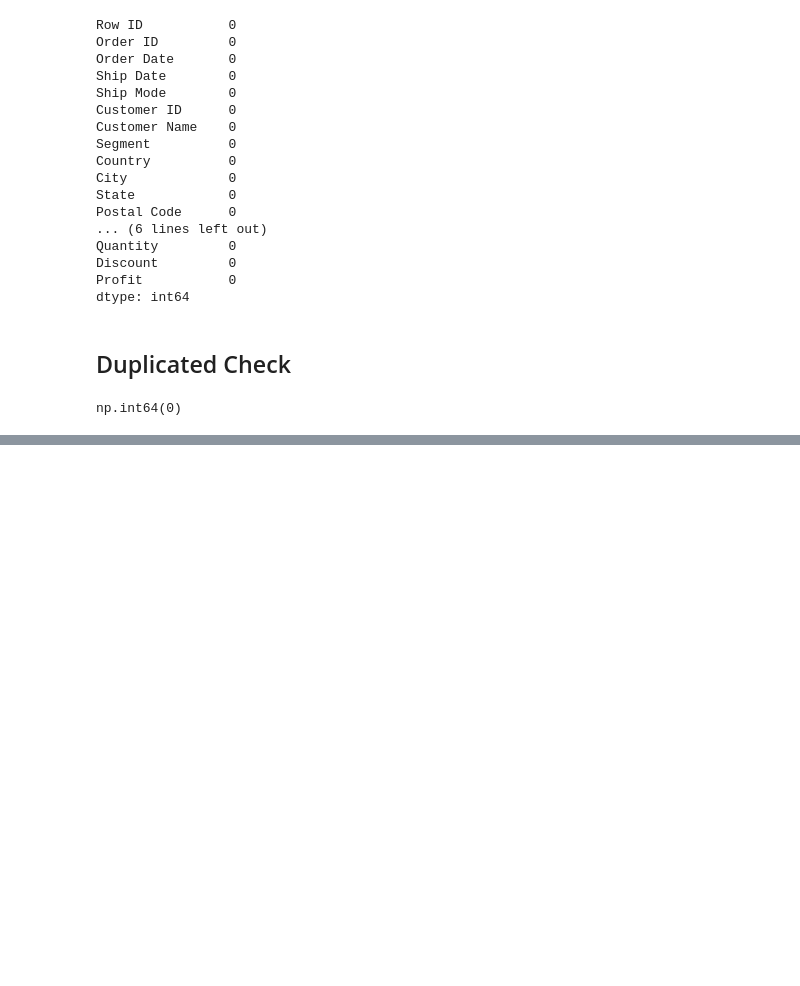
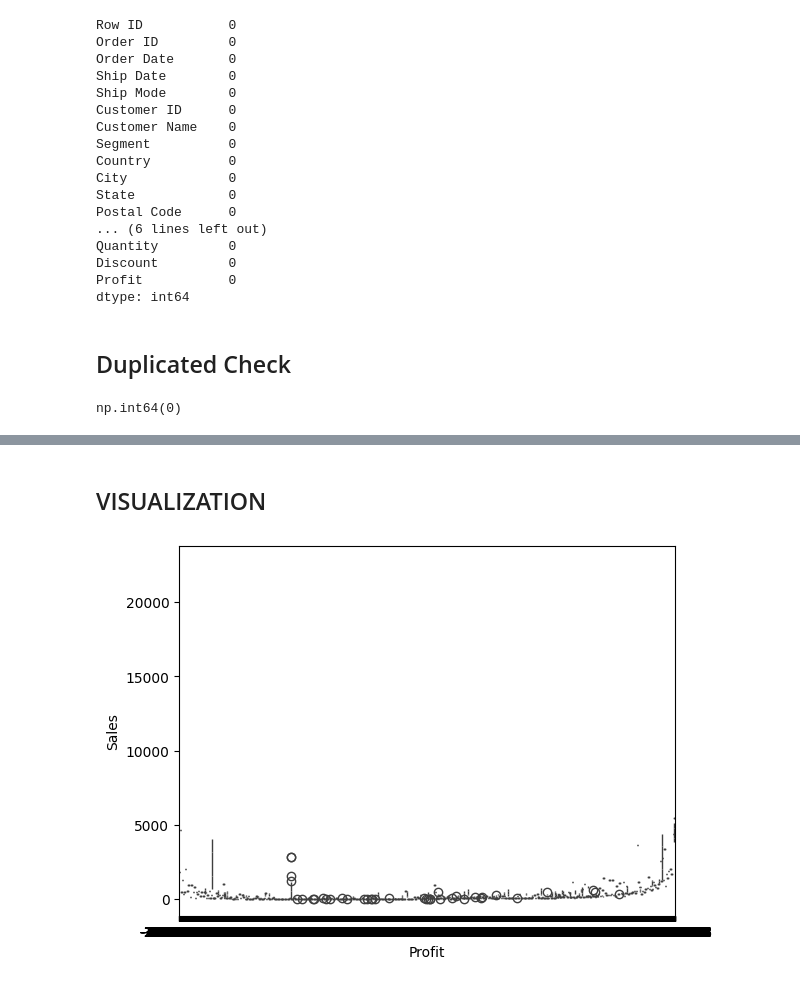
Before and after one commit to Tonybn92/sales-data-analysis, a Jupyter notebook: notebooks/sales_analysis.ipynb, the cells around one changed output, grey strips where cells are left out. Cells and saved outputs as stored; diff of their text form; code cells hidden in the pictures; blank space fills up the shorter version.

Commit message:
EDA: categorical analysis, numerical insights, outlier detection and visualization

```diff
--- a/notebooks/sales_analysis.ipynb
+++ b/notebooks/sales_analysis.ipynb
@@ -72,0 +291,7 @@ np.int64(0)
+# %% [markdown]
+## VISUALIZATION
+# %%
+sns.boxplot(x='Profit', y='Sales', data = super_store) ## Boxplot to visualize the relationship between sales and profit
+plt.show()
+# %% [output]
+[figure, added]
```
Also changed, not shown: parts of 39 cells of this notebook, 1 other file.
